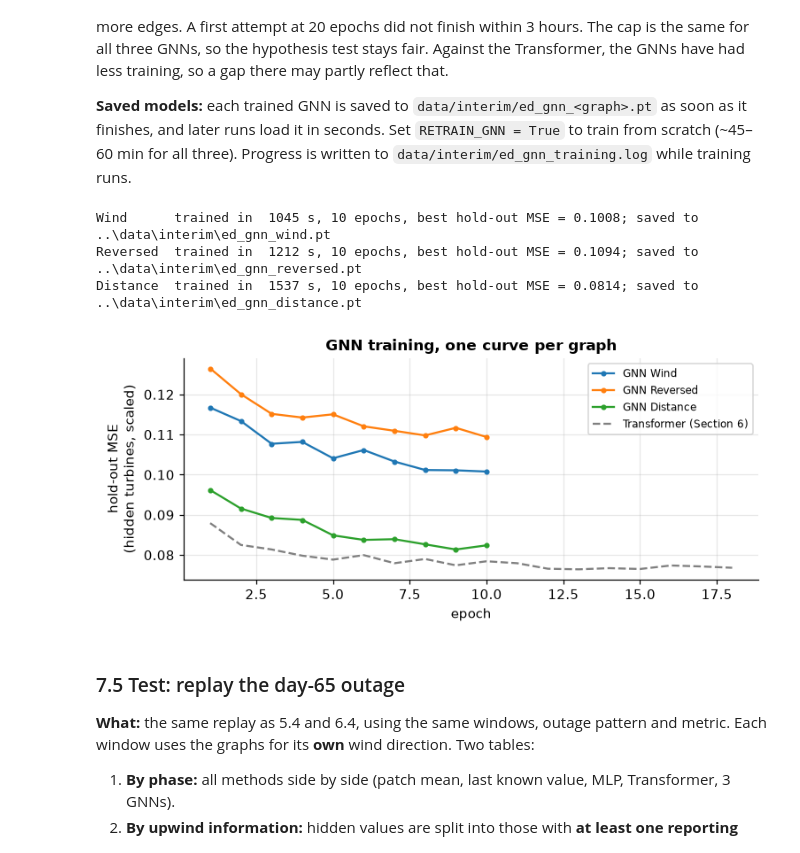
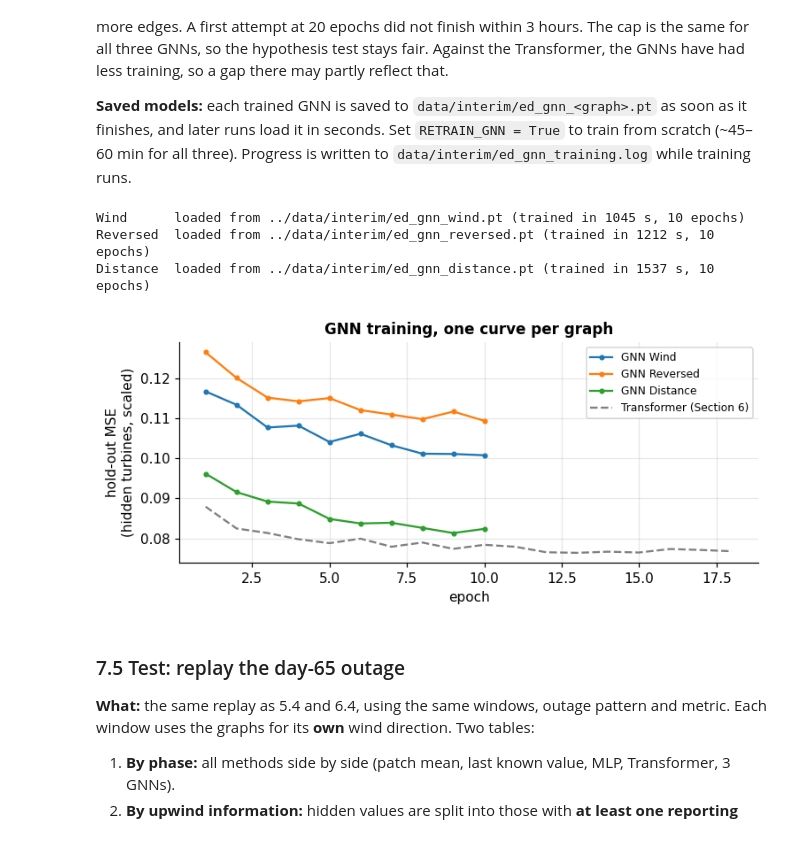
Before and after one commit to andrei00001111/GraphMLAssignment, a Jupyter notebook: notebooks/Ed_Note_DRAFT.ipynb, the cells around one changed output. Drawn from its saved outputs; the diff is of its cells as text; code cells hidden in the pictures.

```diff
--- a/notebooks/Ed_Note_DRAFT.ipynb
+++ b/notebooks/Ed_Note_DRAFT.ipynb
@@ -776,7 +833,7 @@ class ImputationTransformer(nn.Module):
         return self.head(self.norm(h))
 
 
-transformer = ImputationTransformer(turb_xy_km)
+transformer = ImputationTransformer(turb_xy_km).to(DEVICE)
 print(f"parameters: {sum(t.numel() for t in transformer.parameters()):,}")
 # %% [output]
 parameters: 102,402
@@ -848,7 +905,7 @@ trained in 2064 s, 18 epochs, best hold-out MSE (scaled) = 0.0764
 # %%
 def fill_transformer(ws, ps, vis):
     with torch.no_grad():
-        out = transformer(torch.tensor(make_tokens(ws, ps, vis))).numpy()
+        out = transformer(torch.tensor(make_tokens(ws, ps, vis), device=DEVICE)).cpu().numpy()
     return out[..., 0] * w_sd + w_mu, out[..., 1] * p_sd + p_mu
 
 tf_results = []
@@ -945,8 +1002,8 @@ saved to ..\data\interim\event_day65_filled_transformer.csv
 # %%
 def last_attention(ws, ps, vis):
     with torch.no_grad():
-        transformer(torch.tensor(make_tokens(ws, ps, vis)))
-    return transformer.blocks[-1].last_attn.numpy()   # (steps, query, key)
+        transformer(torch.tensor(make_tokens(ws, ps, vis), device=DEVICE))
+    return transformer.blocks[-1].last_attn.cpu().numpy()   # (steps, query, key)
 
 ev_attn = last_attention(w[ev_steps], p[ev_steps], ev_visible)
 FOCUS = 3
@@ -1200,9 +1257,9 @@ def make_graph_batch(A, vis):
     is_fb[b, nearest[b, k], k] = True
 
     bb, src, dst = np.nonzero(A)
-    edge_index = torch.tensor(np.stack([bb * n_turb + src, bb * n_turb + dst]))
+    edge_index = torch.tensor(np.stack([bb * n_turb + src, bb * n_turb + dst]), device=DEVICE)
     edge_attr = torch.tensor(np.concatenate([edge_geom[src, dst], is_fb[bb, src, dst][:, None]], axis=1),
-                             dtype=torch.float32)
+                             dtype=torch.float32, device=DEVICE)
     return edge_index, edge_attr, needs_fallback
 
 
@@ -1267,7 +1324,7 @@ def log(msg):
 
 def train_gnn(name, A_steps, seed=0):
     torch.manual_seed(seed)
-    model = WindGAT(turb_xy_km)
+    model = WindGAT(turb_xy_km).to(DEVICE)
     opt = torch.optim.AdamW(model.parameters(), lr=1e-3, weight_decay=1e-4)
     A_rows = A_steps[rows]                       # graph for each training example's own time step
 
@@ -1304,39 +1361,39 @@ gnns, gnn_hist = {}, {}
 for name, A in GRAPHS.items():
     path = MODEL_DIR / f"ed_gnn_{name.lower()}.pt"
     if path.exists() and not RETRAIN_GNN:
-        ckpt = torch.load(path)
-        gnns[name] = WindGAT(turb_xy_km)
+        ckpt = torch.load(path, map_location=DEVICE)   # works for CPU- and GPU-trained files
+        gnns[name] = WindGAT(turb_xy_km).to(DEVICE)
         gnns[name].load_state_dict(ckpt["state"])
         gnns[name].eval()
         gnn_hist[name] = ckpt["history"]
         print(f"{name:9s} loaded from {path} (trained in {ckpt['train_seconds']:.0f} s, {len(ckpt['history'])} epochs)")
         continue
     t0 = time.time()
     log(f"{name}: training started")
     gnns[name], gnn_hist[name] = train_gnn(name, A)
     secs = time.time() - t0
     torch.save({"state": gnns[name].state_dict(), "history": [float(h) for h in gnn_hist[name]],
                 "train_seconds": float(secs)}, path)
     log(f"{name}: done in {secs:.0f} s, saved to {path}")
     print(f"{name:9s} trained in {secs:5.0f} s, {len(gnn_hist[name])} epochs, "
           f"best hold-out MSE = {min(gnn_hist[name]):.4f}; saved to {path}")
 
 fig, ax = plt.subplots(figsize=(7, 3.2))
 for name, h in gnn_hist.items():
     ax.plot(range(1, len(h) + 1), h, "o-", ms=3, label=f"GNN {name}")
 ax.plot(range(1, len(history) + 1), history, "--", color="grey", label="Transformer (Section 6)")
 ax.set_xlabel("epoch")
 ax.set_ylabel("hold-out MSE\n(hidden turbines, scaled)")
 ax.set_title("GNN training, one curve per graph")
 ax.legend(fontsize=8)
 ax.grid(alpha=0.3)
 plt.tight_layout()
 plt.show()
 # %% [output]
-Wind      trained in  1045 s, 10 epochs, best hold-out MSE = 0.1008; saved to ..\data\interim\ed_gnn_wind.pt
-Reversed  trained in  1212 s, 10 epochs, best hold-out MSE = 0.1094; saved to ..\data\interim\ed_gnn_reversed.pt
-Distance  trained in  1537 s, 10 epochs, best hold-out MSE = 0.0814; saved to ..\data\interim\ed_gnn_distance.pt
+Wind      loaded from ../data/interim/ed_gnn_wind.pt (trained in 1045 s, 10 epochs)
+Reversed  loaded from ../data/interim/ed_gnn_reversed.pt (trained in 1212 s, 10 epochs)
+Distance  loaded from ../data/interim/ed_gnn_distance.pt (trained in 1537 s, 10 epochs)
-[figure, old version]
+[figure, new version]
 # %% [markdown]
 ### 7.5 Test: replay the day-65 outage
 
```
Also changed, not shown: parts of 17 cells of this notebook, 1 other file.
